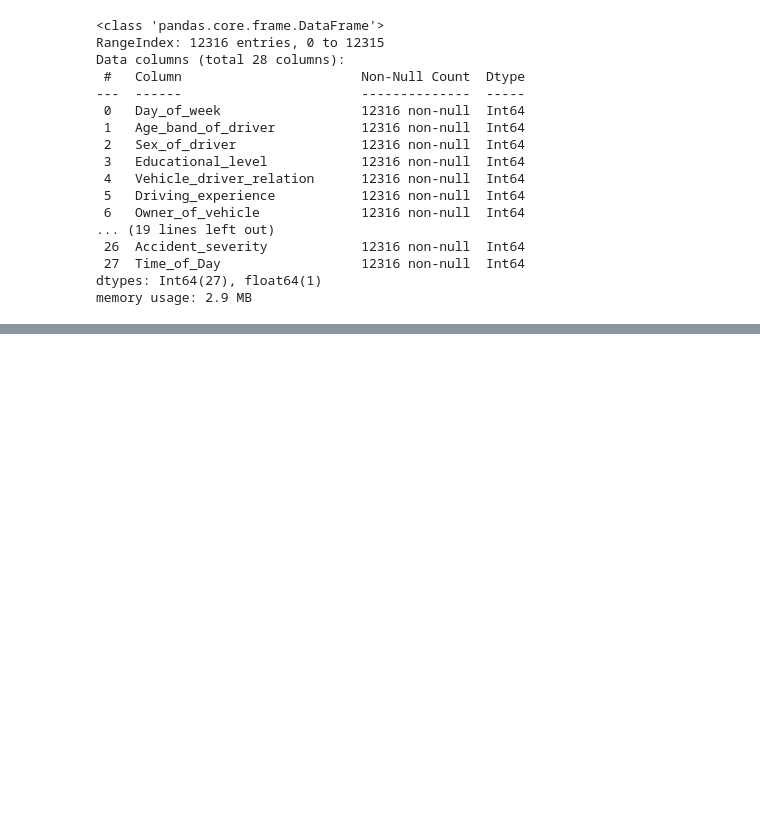
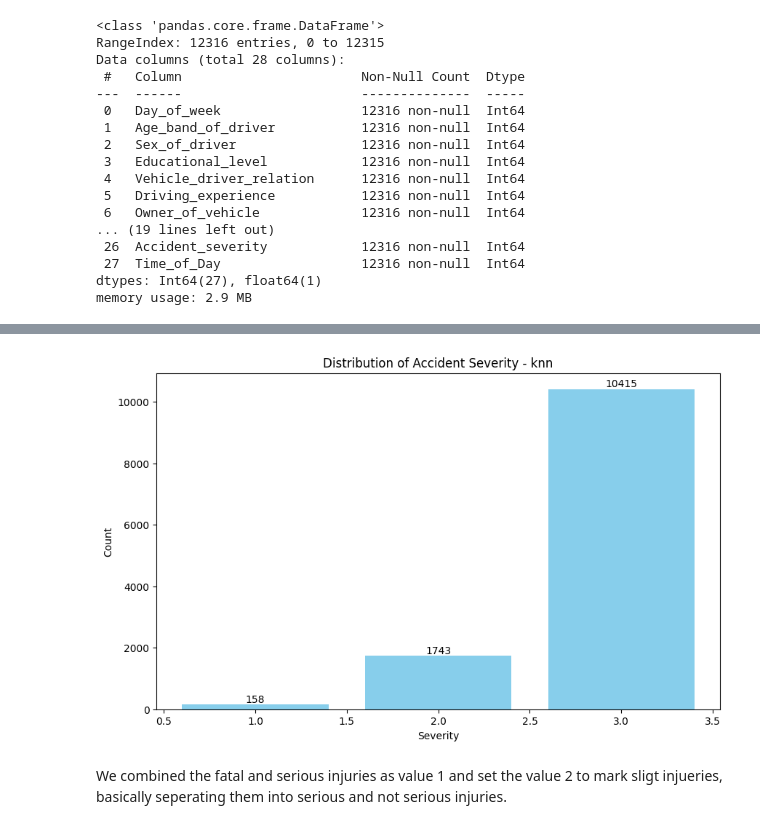
Before and after one commit to elidaarnaut/DM-Project-v2, a Jupyter notebook: ADM-Project.ipynb, the cells around one changed output, grey strips where cells are left out. Drawn from its saved outputs; the diff is of its cells as text; code cells hidden in the pictures; blank space fills up the shorter version.

```diff
--- a/ADM-Project.ipynb
+++ b/ADM-Project.ipynb
@@ -1373,0 +1391,19 @@ df_knn.to_csv('df_knn.csv', index=False)
+# %%
+severity_counts = df_knn['Accident_severity'].value_counts()
+
+plt.figure(figsize=(10, 6))
+bars = plt.bar(severity_counts.index, severity_counts.values, color='skyblue')
+
+for bar in bars:
+    yval = bar.get_height()
+    plt.text(bar.get_x() + bar.get_width()/2, yval, int(yval), va='bottom', ha='center')
+
+plt.title('Distribution of Accident Severity - knn')
+plt.xlabel('Severity')
+plt.ylabel('Count')
+plt.xticks(rotation=0)  # Keeps the labels horizontal
+plt.show()
+# %% [output]
+[figure, added]
+# %% [markdown]
+We combined the fatal and serious injuries as value 1 and set the value 2 to mark sligt injueries, basically seperating them into serious and not serious injuries.
```
Also changed, not shown: parts of 15 cells of this notebook, 1 other file.
